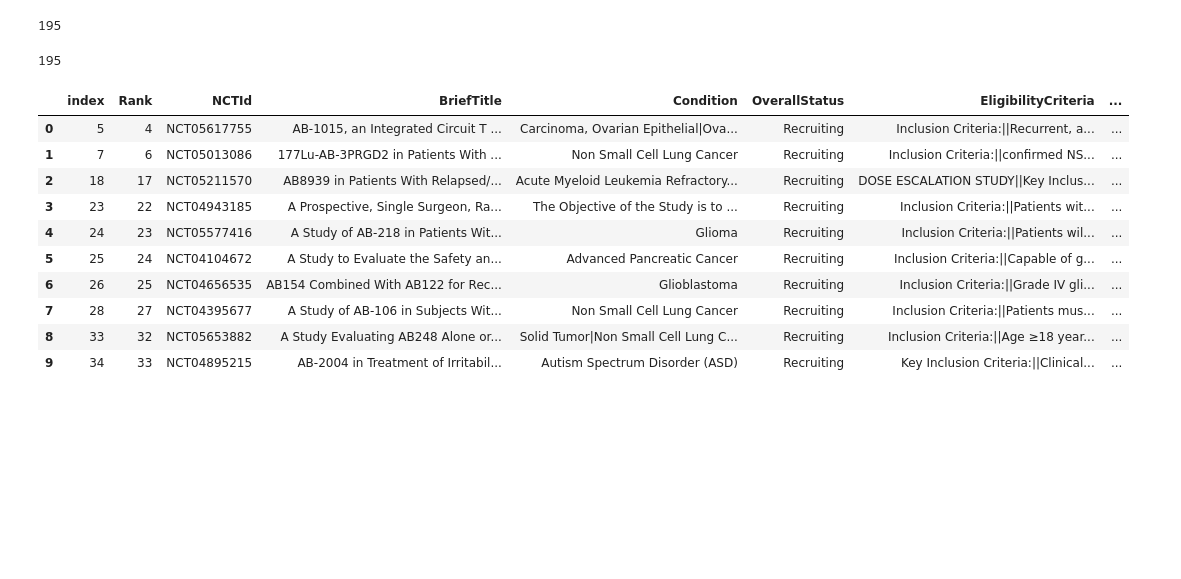
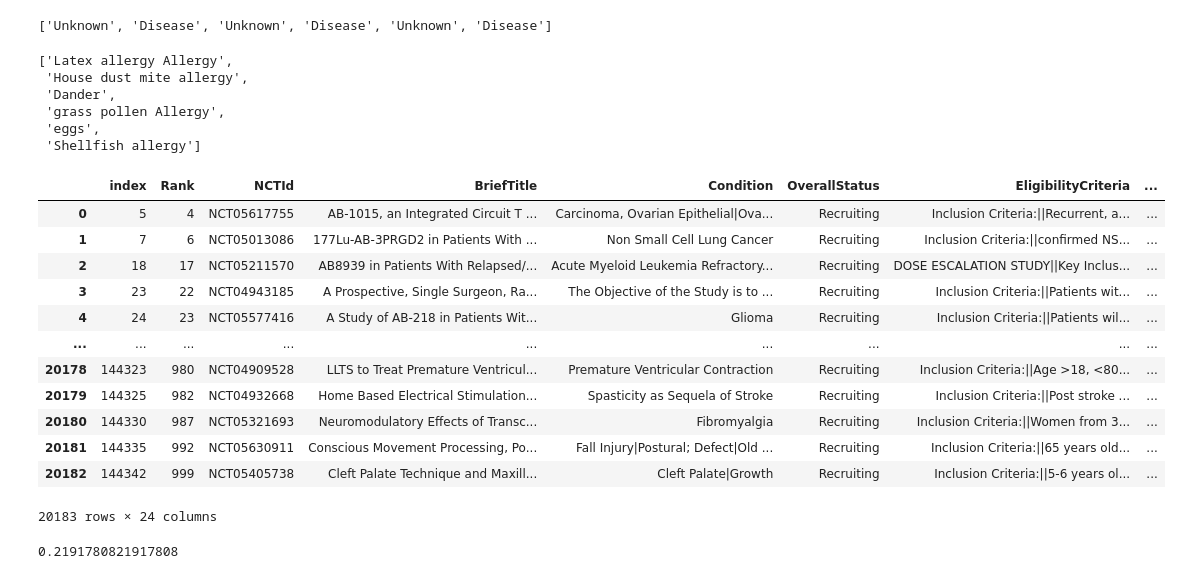
Before and after one commit to victormurcia/CTS_Test, a Jupyter notebook: CTS_Unifying_Routines.ipynb, the cells around one changed output. Saved outputs shown, nothing was run; the diff lists cells and outputs as text; code cells hidden in the pictures; blank space fills up the shorter version.

```diff
--- a/CTS_Unifying_Routines.ipynb
+++ b/CTS_Unifying_Routines.ipynb
@@ -651,27 +555,35 @@ patient_ner_df
-# %%
-patient_codes_list = list(set(patient_ner_df['umls_id'].explode().tolist()))
-patient_codes_list = sorted([x for x in patient_codes_list if not pd.isna(x)])
-len(patient_codes_list)
-# %% [output]
-195
-# %%
-patient_codes_list = sorted(list(set([x for x in patient_ner_df['umls_id'].explode().tolist() if not pd.isna(x)])))
-len(patient_codes_list)
-# %% [output]
-195
-# %%
-# Compute Sorensen-Dice Index for each list in column 'A'
-parsed_trials_df['SDI'] = parsed_trials_df['umls_id_ic_clean'].apply(lambda x: common_elements_and_sorensen_dice(patient_codes_list, x))
-parsed_trials_df
-# %% [output]
-|  | index | Rank | NCTId | BriefTitle | Condition | OverallStatus | EligibilityCriteria | ... |
-| 0 | 5 | 4 | NCT05617755 | AB-1015, an Integrated Circuit T ... | Carcinoma, Ovarian Epithelial|Ova... | Recruiting | Inclusion Criteria:||Recurrent, a... | ... |
-| 1 | 7 | 6 | NCT05013086 | 177Lu-AB-3PRGD2 in Patients With ... | Non Small Cell Lung Cancer | Recruiting | Inclusion Criteria:||confirmed NS... | ... |
-| 2 | 18 | 17 | NCT05211570 | AB8939 in Patients With Relapsed/... | Acute Myeloid Leukemia Refractory... | Recruiting | DOSE ESCALATION STUDY||Key Inclus... | ... |
-| 3 | 23 | 22 | NCT04943185 | A Prospective, Single Surgeon, Ra... | The Objective of the Study is to ... | Recruiting | Inclusion Criteria:||Patients wit... | ... |
-| 4 | 24 | 23 | NCT05577416 | A Study of AB-218 in Patients Wit... | Glioma | Recruiting | Inclusion Criteria:||Patients wil... | ... |
-| 5 | 25 | 24 | NCT04104672 | A Study to Evaluate the Safety an... | Advanced Pancreatic Cancer | Recruiting | Inclusion Criteria:||Capable of g... | ... |
-| 6 | 26 | 25 | NCT04656535 | AB154 Combined With AB122 for Rec... | Glioblastoma | Recruiting | Inclusion Criteria:||Grade IV gli... | ... |
-| 7 | 28 | 27 | NCT04395677 | A Study of AB-106 in Subjects Wit... | Non Small Cell Lung Cancer | Recruiting | Inclusion Criteria:||Patients mus... | ... |
-| 8 | 33 | 32 | NCT05653882 | A Study Evaluating AB248 Alone or... | Solid Tumor|Non Small Cell Lung C... | Recruiting | Inclusion Criteria:||Age ≥18 year... | ... |
-| 9 | 34 | 33 | NCT04895215 | AB-2004 in Treatment of Irritabil... | Autism Spectrum Disorder (ASD) | Recruiting | Key Inclusion Criteria:||Clinical... | ... |
+# %%
+L1 = patient_ner_df['semantic_mapping_pat'][0]
+L1
+# %% [output]
+['Unknown', 'Disease', 'Unknown', 'Disease', 'Unknown', 'Disease']
+# %%
+L2 = patient_ner_df['text_pat'][0]
+L2
+# %% [output]
+['Latex allergy Allergy',
+ 'House dust mite allergy',
+ 'Dander',
+ 'grass pollen Allergy',
+ 'eggs',
+ 'Shellfish allergy']
+# %%
+final_df
+# %% [output]
+|  | index | Rank | NCTId | BriefTitle | Condition | OverallStatus | EligibilityCriteria | ... |
+| 0 | 5 | 4 | NCT05617755 | AB-1015, an Integrated Circuit T ... | Carcinoma, Ovarian Epithelial|Ova... | Recruiting | Inclusion Criteria:||Recurrent, a... | ... |
+| 1 | 7 | 6 | NCT05013086 | 177Lu-AB-3PRGD2 in Patients With ... | Non Small Cell Lung Cancer | Recruiting | Inclusion Criteria:||confirmed NS... | ... |
+| 2 | 18 | 17 | NCT05211570 | AB8939 in Patients With Relapsed/... | Acute Myeloid Leukemia Refractory... | Recruiting | DOSE ESCALATION STUDY||Key Inclus... | ... |
+| 3 | 23 | 22 | NCT04943185 | A Prospective, Single Surgeon, Ra... | The Objective of the Study is to ... | Recruiting | Inclusion Criteria:||Patients wit... | ... |
+| 4 | 24 | 23 | NCT05577416 | A Study of AB-218 in Patients Wit... | Glioma | Recruiting | Inclusion Criteria:||Patients wil... | ... |
+| ... | ... | ... | ... | ... | ... | ... | ... | ... |
+| 20178 | 144323 | 980 | NCT04909528 | LLTS to Treat Premature Ventricul... | Premature Ventricular Contraction | Recruiting | Inclusion Criteria:||Age >18, <80... | ... |
+| 20179 | 144325 | 982 | NCT04932668 | Home Based Electrical Stimulation... | Spasticity as Sequela of Stroke | Recruiting | Inclusion Criteria:||Post stroke ... | ... |
+| 20180 | 144330 | 987 | NCT05321693 | Neuromodulatory Effects of Transc... | Fibromyalgia | Recruiting | Inclusion Criteria:||Women from 3... | ... |
+| 20181 | 144335 | 992 | NCT05630911 | Conscious Movement Processing, Po... | Fall Injury|Postural; Defect|Old ... | Recruiting | Inclusion Criteria:||65 years old... | ... |
+| 20182 | 144342 | 999 | NCT05405738 | Cleft Palate Technique and Maxill... | Cleft Palate|Growth | Recruiting | Inclusion Criteria:||5-6 years ol... | ... |
+20183 rows × 24 columns
+# %%
+final_df['SDI'].max()
+# %% [output]
+0.2191780821917808
```
Also changed, not shown: parts of 22 cells of this notebook.
